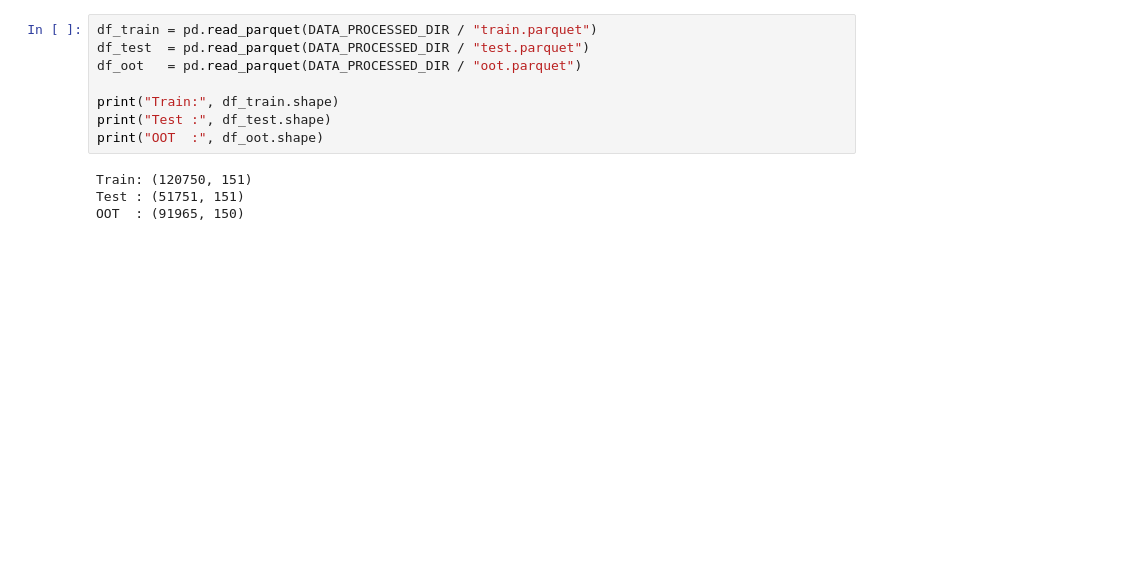
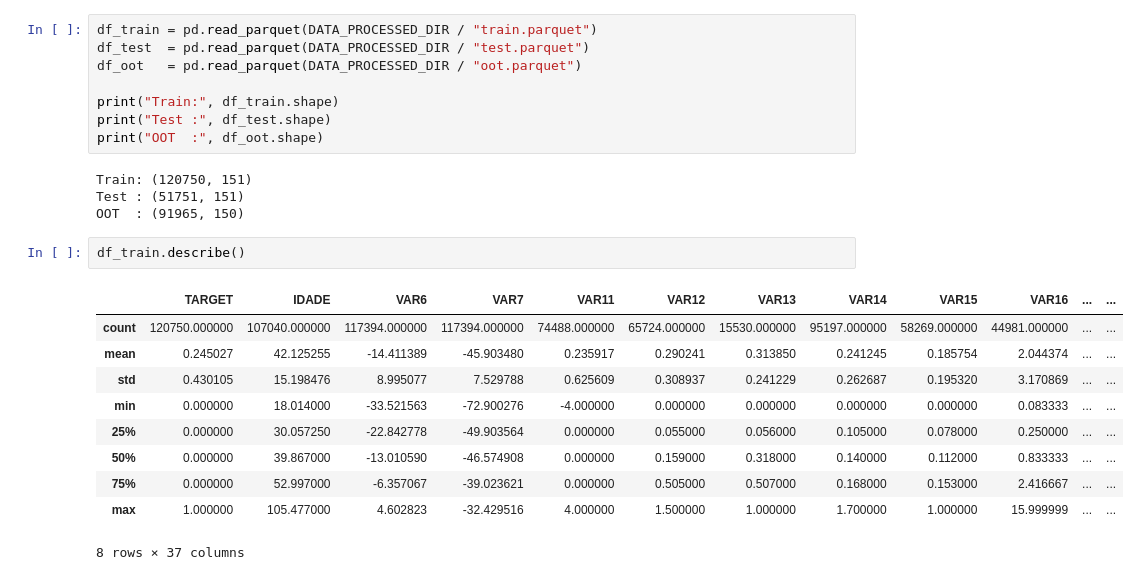
Before and after one commit to GGrinspun/desafio-analise-de-credito, a Jupyter notebook: notebooks/01_eda.ipynb, the cells around one changed output. Cells and saved outputs as stored; diff of their text form; blank space fills up the shorter version.

```diff
--- a/notebooks/01_eda.ipynb
+++ b/notebooks/01_eda.ipynb
@@ -34,3 +34,16 @@ print("OOT  :", df_oot.shape)
 Train: (120750, 151)
 Test : (51751, 151)
 OOT  : (91965, 150)
+# %%
+df_train.describe()
+# %% [output]
+|  | TARGET | IDADE | VAR6 | VAR7 | VAR11 | VAR12 | VAR13 | VAR14 | VAR15 | VAR16 | ... | ... |
+| count | 120750.000000 | 107040.000000 | 117394.000000 | 117394.000000 | 74488.000000 | 65724.000000 | 15530.000000 | 95197.000000 | 58269.000000 | 44981.000000 | ... | ... |
+| mean | 0.245027 | 42.125255 | -14.411389 | -45.903480 | 0.235917 | 0.290241 | 0.313850 | 0.241245 | 0.185754 | 2.044374 | ... | ... |
+| std | 0.430105 | 15.198476 | 8.995077 | 7.529788 | 0.625609 | 0.308937 | 0.241229 | 0.262687 | 0.195320 | 3.170869 | ... | ... |
+| min | 0.000000 | 18.014000 | -33.521563 | -72.900276 | -4.000000 | 0.000000 | 0.000000 | 0.000000 | 0.000000 | 0.083333 | ... | ... |
+| 25% | 0.000000 | 30.057250 | -22.842778 | -49.903564 | 0.000000 | 0.055000 | 0.056000 | 0.105000 | 0.078000 | 0.250000 | ... | ... |
+| 50% | 0.000000 | 39.867000 | -13.010590 | -46.574908 | 0.000000 | 0.159000 | 0.318000 | 0.140000 | 0.112000 | 0.833333 | ... | ... |
+| 75% | 0.000000 | 52.997000 | -6.357067 | -39.023621 | 0.000000 | 0.505000 | 0.507000 | 0.168000 | 0.153000 | 2.416667 | ... | ... |
+| max | 1.000000 | 105.477000 | 4.602823 | -32.429516 | 4.000000 | 1.500000 | 1.000000 | 1.700000 | 1.000000 | 15.999999 | ... | ... |
+8 rows × 37 columns
```
Also changed, not shown: parts of 5 cells of this notebook.
